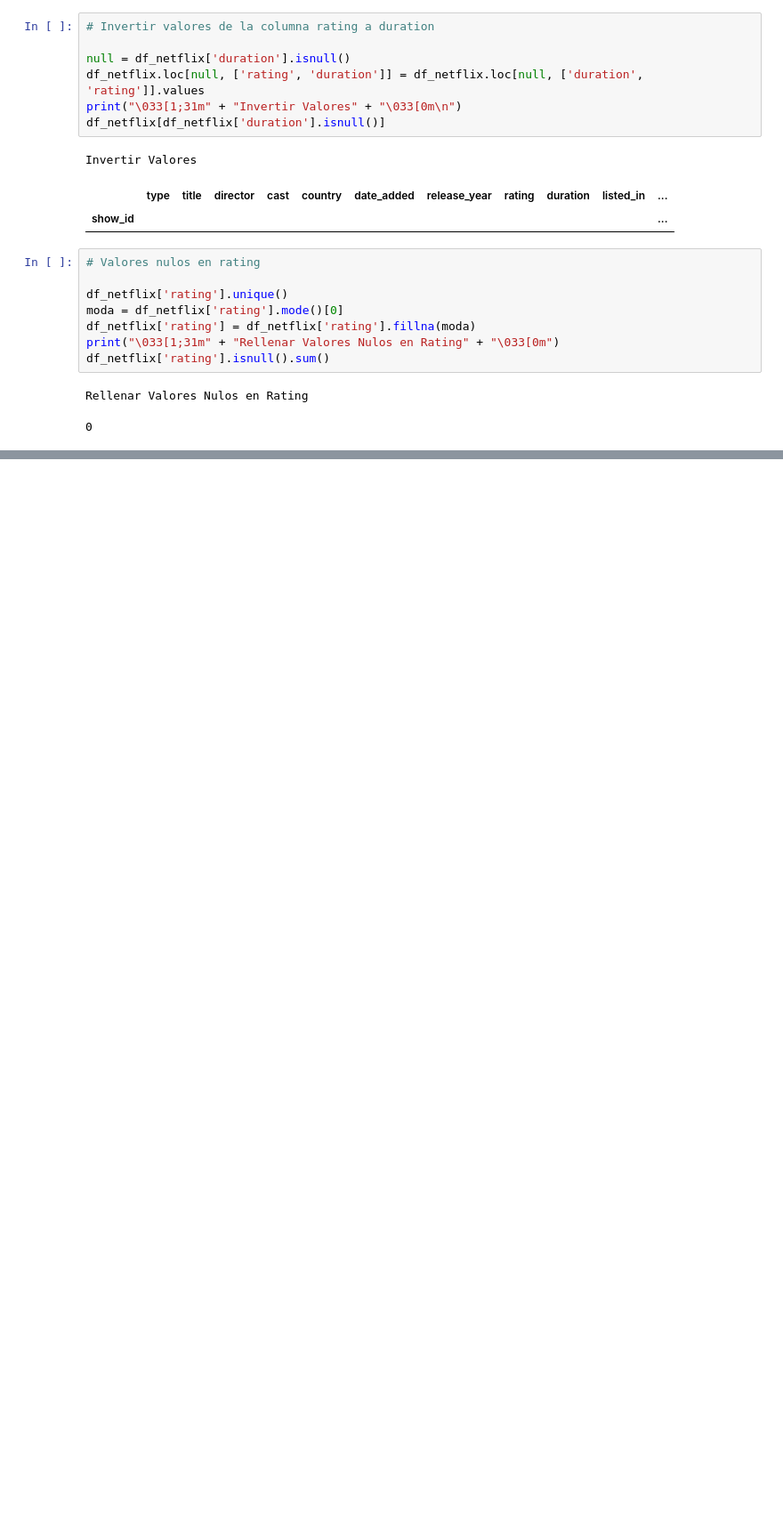
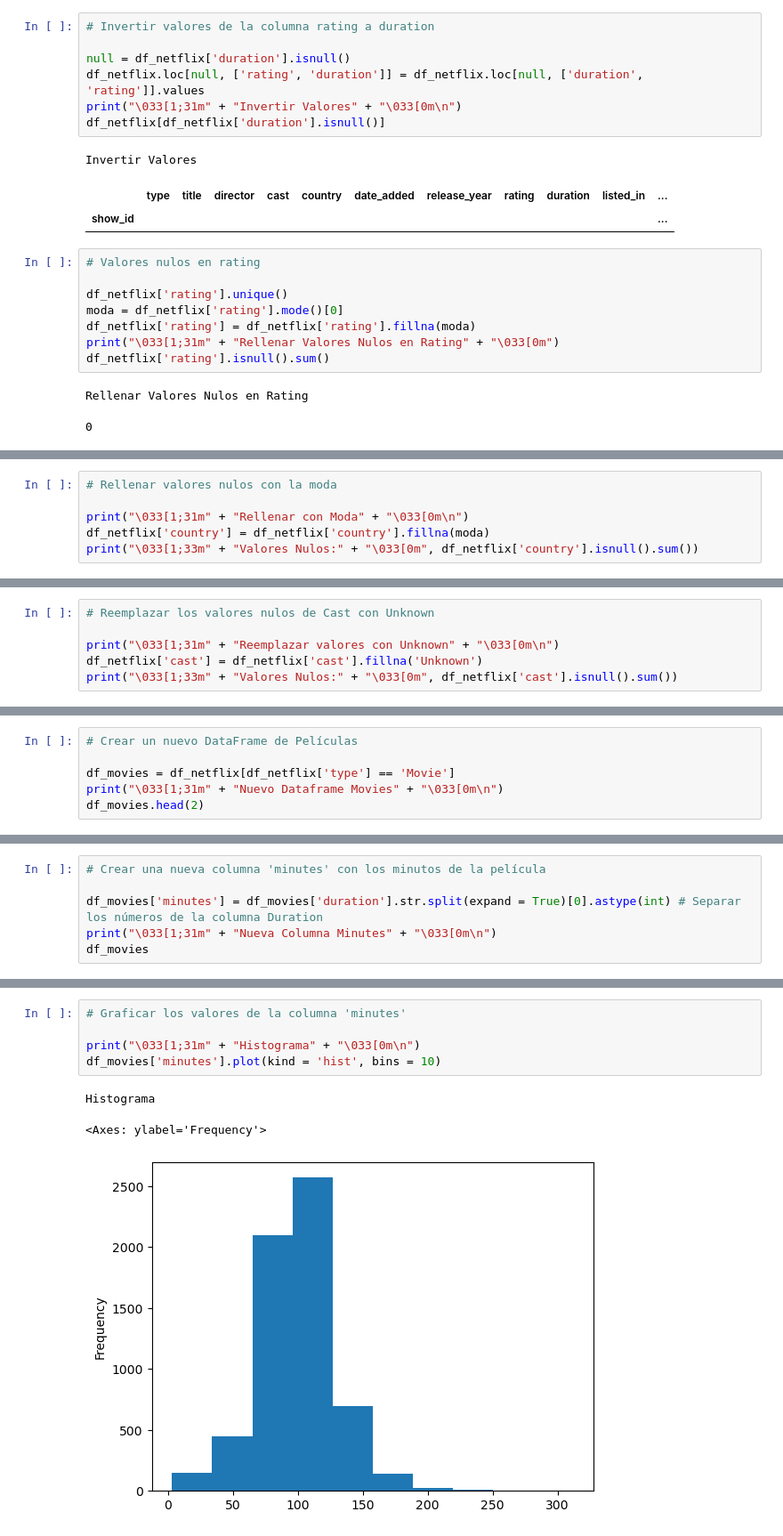
Before and after one commit to NinYuri/Machine_Learning, a Jupyter notebook: pandas/Tareas/Limpieza_Netflix.ipynb, the cells around one changed output, grey strips where cells are left out. Shown at 89% size. Drawn from its saved outputs; the diff is of its cells as text; blank space fills up the shorter version.

Commit message:
Continuacion Limpieza de Datos Netflix

```diff
--- a/pandas/Tareas/Limpieza_Netflix.ipynb
+++ b/pandas/Tareas/Limpieza_Netflix.ipynb
@@ -199,0 +205,6 @@ Rellenar Valores Nulos en Rating
+# %%
+# Rellenar valores nulos con la moda
+
+print("\033[1;31m" + "Rellenar con Moda" + "\033[0m\n")
+df_netflix['country'] = df_netflix['country'].fillna(moda)
+print("\033[1;33m" + "Valores Nulos:" + "\033[0m", df_netflix['country'].isnull().sum())
@@ -199,0 +240,6 @@ Rellenar Valores Nulos en Rating
+# %%
+# Reemplazar los valores nulos de Cast con Unknown
+
+print("\033[1;31m" + "Reemplazar valores con Unknown" + "\033[0m\n")
+df_netflix['cast'] = df_netflix['cast'].fillna('Unknown')
+print("\033[1;33m" + "Valores Nulos:" + "\033[0m", df_netflix['cast'].isnull().sum())
@@ -199,0 +250,6 @@ Rellenar Valores Nulos en Rating
+# %%
+# Crear un nuevo DataFrame de Películas
+
+df_movies = df_netflix[df_netflix['type'] == 'Movie']
+print("\033[1;31m" + "Nuevo Dataframe Movies" + "\033[0m\n")
+df_movies.head(2)
@@ -199,0 +271,6 @@ Rellenar Valores Nulos en Rating
+# %%
+# Crear una nueva columna 'minutes' con los minutos de la película
+
+df_movies['minutes'] = df_movies['duration'].str.split(expand = True)[0].astype(int) # Separar los números de la columna Duration
+print("\033[1;31m" + "Nueva Columna Minutes" + "\033[0m\n")
+df_movies
@@ -199,0 +320,9 @@ Rellenar Valores Nulos en Rating
+# %%
+# Graficar los valores de la columna 'minutes'
+
+print("\033[1;31m" + "Histograma" + "\033[0m\n")
+df_movies['minutes'].plot(kind = 'hist', bins = 10)
+# %% [output]
+Histograma
+<Axes: ylabel='Frequency'>
+[figure, added]
```
Also changed, not shown: parts of 19 cells of this notebook, 1 other file.
